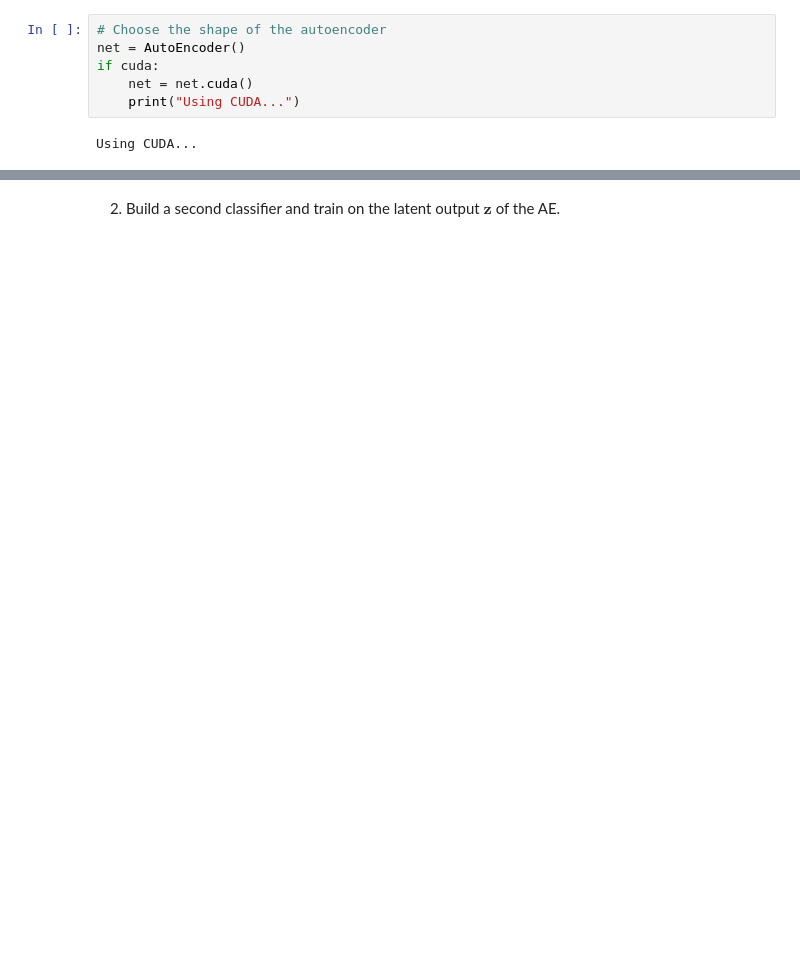
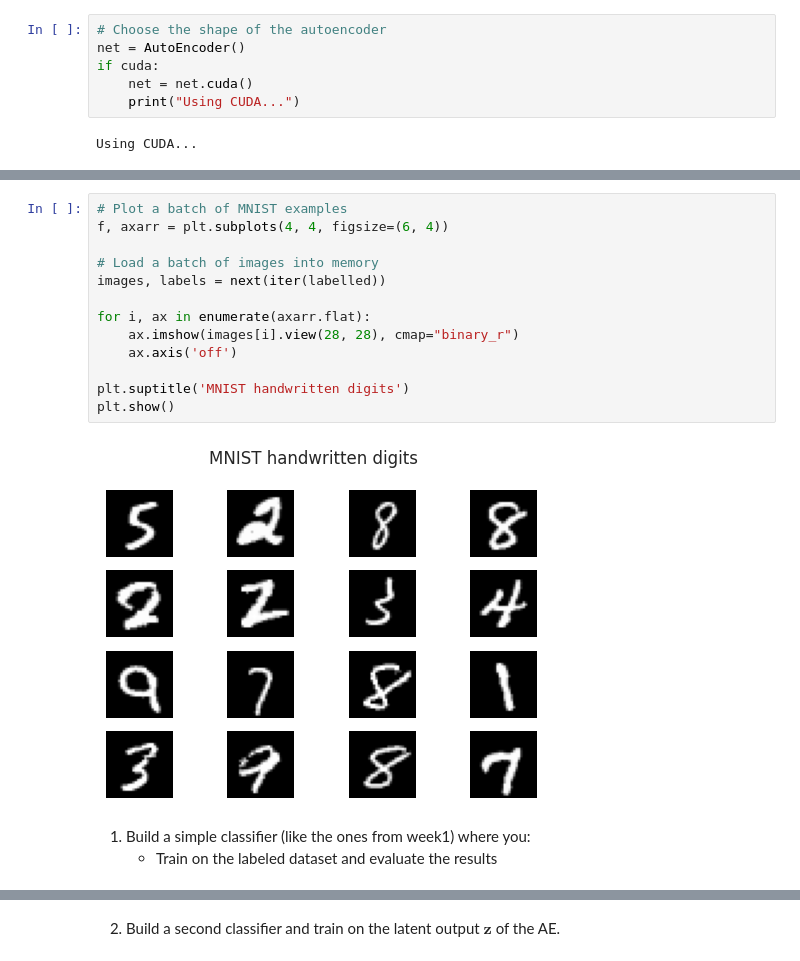
Before and after one commit to gitglob/02456-deep-learning-with-PyTorch, a Jupyter notebook: 7_Unsupervised/7.1-autoencoder.ipynb, the cells around one changed output, grey strips where cells are left out. Cells and saved outputs as stored; diff of their text form; blank space fills up the shorter version.

```diff
--- a/7_Unsupervised/7.1-autoencoder.ipynb
+++ b/7_Unsupervised/7.1-autoencoder.ipynb
@@ -402,0 +434,18 @@ The above training has been performed unsupervised. Now let us assume that we on
+# %%
+# Plot a batch of MNIST examples
+f, axarr = plt.subplots(4, 4, figsize=(6, 4))
+
+# Load a batch of images into memory
+images, labels = next(iter(labelled))
+
+for i, ax in enumerate(axarr.flat):
+    ax.imshow(images[i].view(28, 28), cmap="binary_r")
+    ax.axis('off')
+
+plt.suptitle('MNIST handwritten digits')
+plt.show()
+# %% [output]
+[figure, added]
+# %% [markdown]
+1. Build a simple classifier (like the ones from week1) where you:
+    - Train on the labeled dataset and evaluate the results
```
Also changed, not shown: parts of 20 cells of this notebook.
